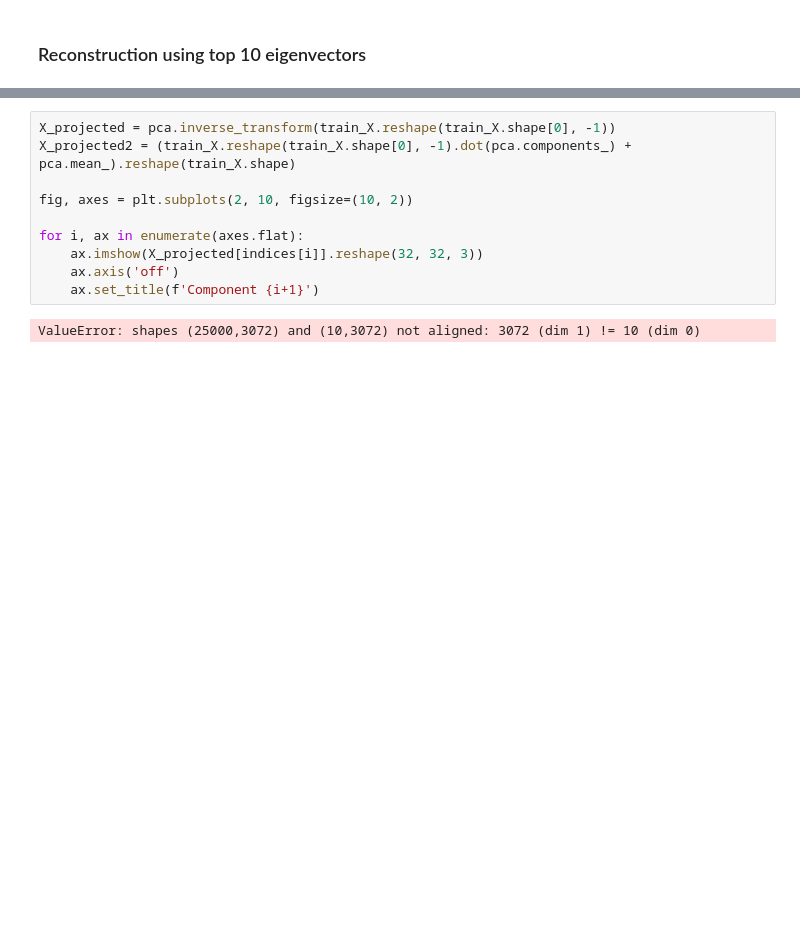
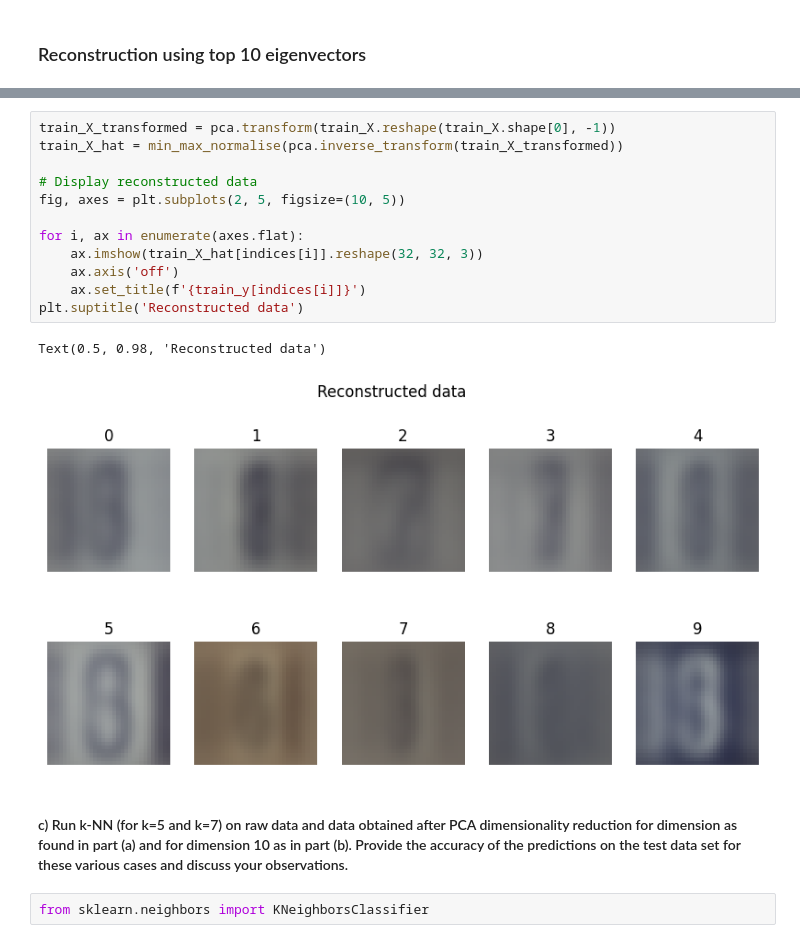
Before and after one commit to purplehand52/FoML_Assign2, a Jupyter notebook: q1.ipynb, the cells around one changed output, grey strips where cells are left out. Drawn from its saved outputs; the diff is of its cells as text; blank space fills up the shorter version.

```diff
--- a/q1.ipynb
+++ b/q1.ipynb
@@ -149,12 +156,19 @@ print(pca.explained_variance_ratio_)
 # %%
-X_projected = pca.inverse_transform(train_X.reshape(train_X.shape[0], -1))
-X_projected2 = (train_X.reshape(train_X.shape[0], -1).dot(pca.components_) + pca.mean_).reshape(train_X.shape)
+train_X_transformed = pca.transform(train_X.reshape(train_X.shape[0], -1))
+train_X_hat = min_max_normalise(pca.inverse_transform(train_X_transformed))
 
-fig, axes = plt.subplots(2, 10, figsize=(10, 2))
+# Display reconstructed data
+fig, axes = plt.subplots(2, 5, figsize=(10, 5))
 
 for i, ax in enumerate(axes.flat):
-    ax.imshow(X_projected[indices[i]].reshape(32, 32, 3))
+    ax.imshow(train_X_hat[indices[i]].reshape(32, 32, 3))
     ax.axis('off')
-    ax.set_title(f'Component {i+1}')
+    ax.set_title(f'{train_y[indices[i]]}')
+plt.suptitle('Reconstructed data')
 # %% [output]
-ValueError: shapes (25000,3072) and (10,3072) not aligned: 3072 (dim 1) != 10 (dim 0)
+Text(0.5, 0.98, 'Reconstructed data')
+[figure, added]
+# %% [markdown]
+#### c) Run k-NN (for k=5 and k=7) on raw data and data obtained after PCA dimensionality reduction for dimension as found in part (a) and for dimension 10 as in part (b). Provide the accuracy of the predictions on the test data set for these various cases and discuss your observations.
+# %%
+from sklearn.neighbors import KNeighborsClassifier
```
Also changed, not shown: parts of 15 cells of this notebook.
